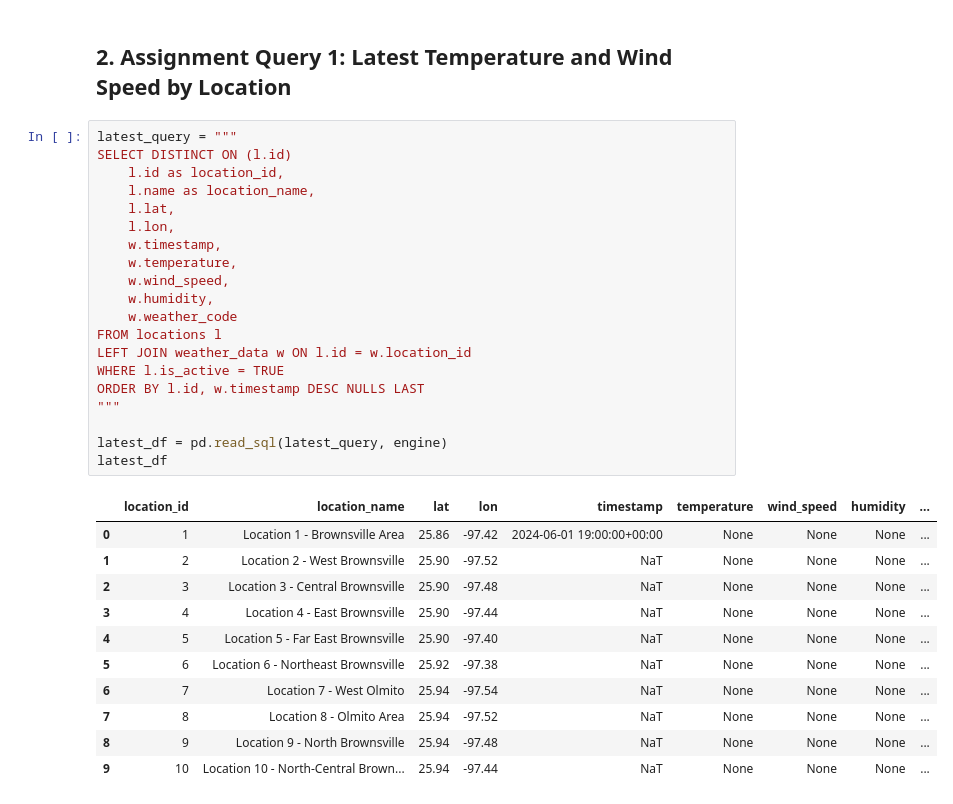
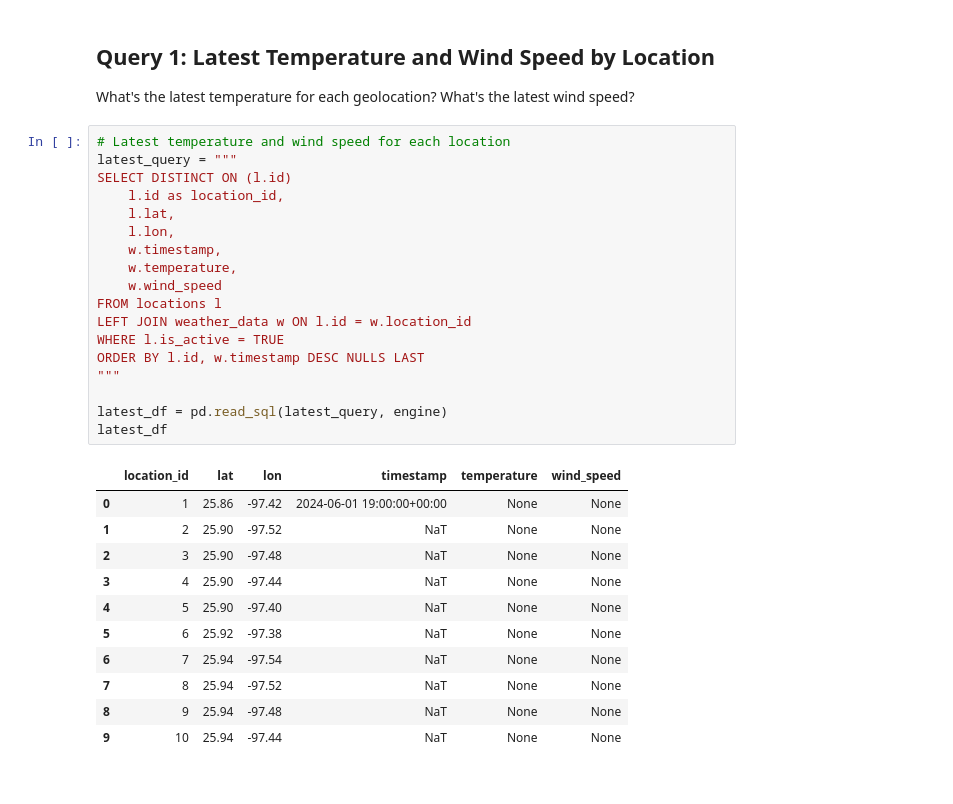
Before and after one commit to irensaltali/amperon-take-home, a Jupyter notebook: analysis.ipynb, the cells around one changed output. Cells and saved outputs as stored; diff of their text form.

```diff
--- a/analysis.ipynb
+++ b/analysis.ipynb
@@ -91,34 +20,34 @@ Locations with data: 1
 # %% [markdown]
-## 2. Assignment Query 1: Latest Temperature and Wind Speed by Location
+## Query 1: Latest Temperature and Wind Speed by Location
+
+What's the latest temperature for each geolocation? What's the latest wind speed?
 # %%
+# Latest temperature and wind speed for each location
 latest_query = """
 SELECT DISTINCT ON (l.id)
     l.id as location_id,
-    l.name as location_name,
     l.lat,
     l.lon,
     w.timestamp,
     w.temperature,
-    w.wind_speed,
-    w.humidity,
-    w.weather_code
+    w.wind_speed
 FROM locations l
 LEFT JOIN weather_data w ON l.id = w.location_id
 WHERE l.is_active = TRUE
 ORDER BY l.id, w.timestamp DESC NULLS LAST
 """
 
 latest_df = pd.read_sql(latest_query, engine)
 latest_df
 # %% [output]
-|  | location_id | location_name | lat | lon | timestamp | temperature | wind_speed | humidity | ... |
-| 0 | 1 | Location 1 - Brownsville Area | 25.86 | -97.42 | 2024-06-01 19:00:00+00:00 | None | None | None | ... |
-| 1 | 2 | Location 2 - West Brownsville | 25.90 | -97.52 | NaT | None | None | None | ... |
-| 2 | 3 | Location 3 - Central Brownsville | 25.90 | -97.48 | NaT | None | None | None | ... |
-| 3 | 4 | Location 4 - East Brownsville | 25.90 | -97.44 | NaT | None | None | None | ... |
-| 4 | 5 | Location 5 - Far East Brownsville | 25.90 | -97.40 | NaT | None | None | None | ... |
-| 5 | 6 | Location 6 - Northeast Brownsville | 25.92 | -97.38 | NaT | None | None | None | ... |
-| 6 | 7 | Location 7 - West Olmito | 25.94 | -97.54 | NaT | None | None | None | ... |
-| 7 | 8 | Location 8 - Olmito Area | 25.94 | -97.52 | NaT | None | None | None | ... |
-| 8 | 9 | Location 9 - North Brownsville | 25.94 | -97.48 | NaT | None | None | None | ... |
-| 9 | 10 | Location 10 - North-Central Brown... | 25.94 | -97.44 | NaT | None | None | None | ... |
+|  | location_id | lat | lon | timestamp | temperature | wind_speed |
+| 0 | 1 | 25.86 | -97.42 | 2024-06-01 19:00:00+00:00 | None | None |
+| 1 | 2 | 25.90 | -97.52 | NaT | None | None |
+| 2 | 3 | 25.90 | -97.48 | NaT | None | None |
+| 3 | 4 | 25.90 | -97.44 | NaT | None | None |
+| 4 | 5 | 25.90 | -97.40 | NaT | None | None |
+| 5 | 6 | 25.92 | -97.38 | NaT | None | None |
+| 6 | 7 | 25.94 | -97.54 | NaT | None | None |
+| 7 | 8 | 25.94 | -97.52 | NaT | None | None |
+| 8 | 9 | 25.94 | -97.48 | NaT | None | None |
+| 9 | 10 | 25.94 | -97.44 | NaT | None | None |
```
Also changed, not shown: parts of 21 cells of this notebook, 4 other files.
